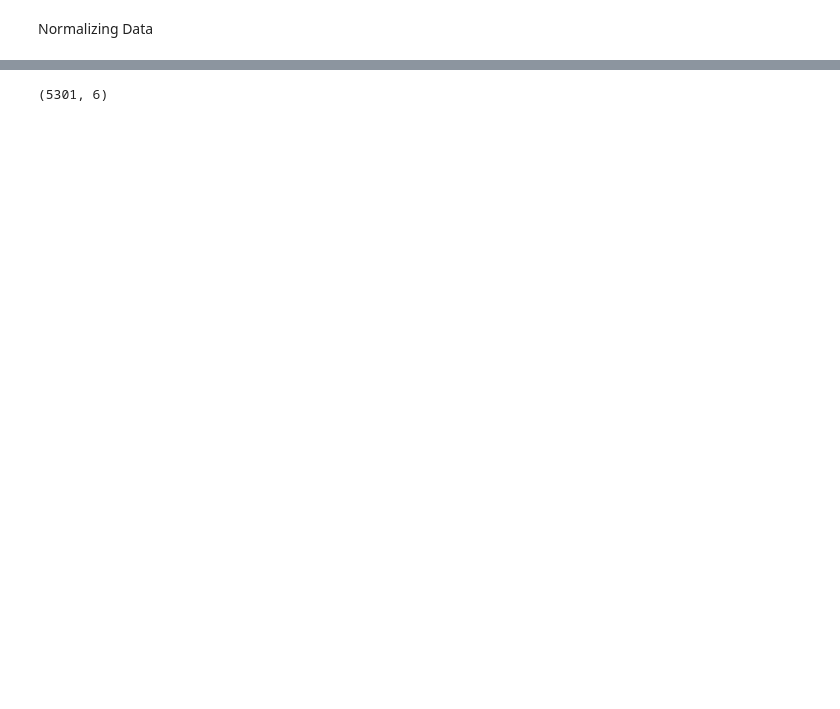
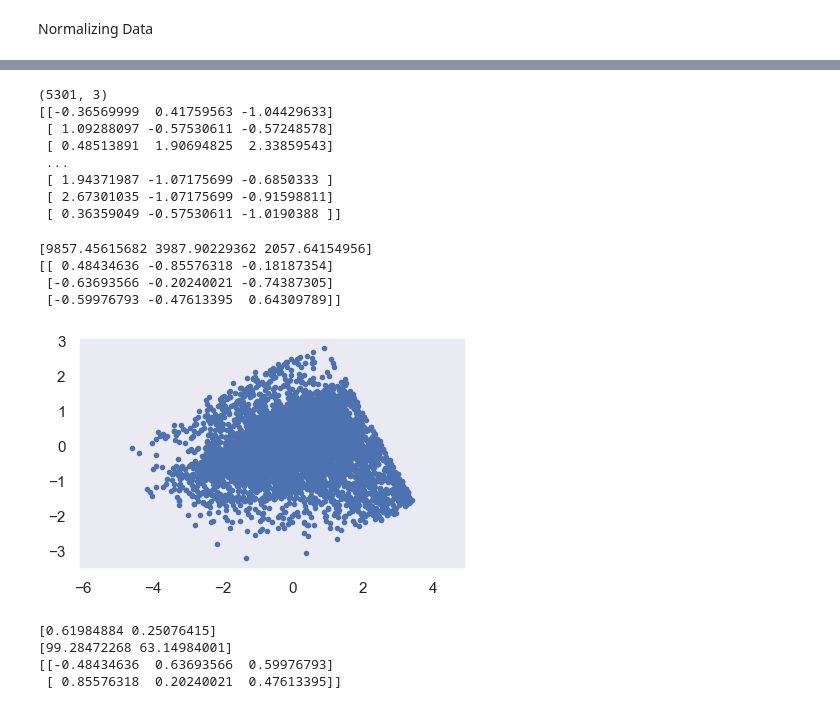
Before and after one commit to AlbertAcevedo/proyecto-final-IS, a Jupyter notebook: dbscan.ipynb, the cells around one changed output, grey strips where cells are left out. Saved outputs shown, nothing was run; the diff lists cells and outputs as text; code cells hidden in the pictures; blank space fills up the shorter version.

```diff
--- a/dbscan.ipynb
+++ b/dbscan.ipynb
@@ -59,4 +71,13 @@ normalize_data(data_rfm,['Recency','Frequency','Monetary'])
 # %%
 print(data_rfm.shape)
+print(data_rfm)
+#quitar las 3 primeras columnas
 # %% [output]
-(5301, 6)
+(5301, 3)
+[[-0.36569999  0.41759563 -1.04429633]
+ [ 1.09288097 -0.57530611 -0.57248578]
+ [ 0.48513891  1.90694825  2.33859543]
+ ...
+ [ 1.94371987 -1.07175699 -0.6850333 ]
+ [ 2.67301035 -1.07175699 -0.91598811]
+ [ 0.36359049 -0.57530611 -1.0190388 ]]
@@ -66,0 +84,35 @@ datos_final = data_rfm.loc[:, ['Recency',
+# %%
+covarianza = np.dot(data_rfm.T,data_rfm)
+valores, vectores = np.linalg.eig(covarianza)
+indice = np.argsort(-abs(valores))
+valores = valores[indice]
+vectores = vectores[:,indice] # vectores ordenados teniendo en cuenta la magnitud de los valores
+print(valores)
+print(vectores)
+
+valores/np.sum(valores) # varianza explicada por componente
+
+componentes = np.dot(data_rfm,vectores)
+# %% [output]
+[9857.45615682 3987.90229362 2057.64154956]
+[[ 0.48434636 -0.85576318 -0.18187354]
+ [-0.63693566 -0.20240021 -0.74387305]
+ [-0.59976793 -0.47613395  0.64309789]]
+# %%
+plt.plot(componentes[:,0],componentes[:,1],'.')
+plt.axis('equal')
+plt.grid()
+# %% [output]
+[figure, added]
+# %%
+from sklearn.decomposition import PCA
+pca = PCA(n_components=2,whiten=False).fit(data_rfm)
+print(pca.explained_variance_ratio_)
+print(pca.singular_values_)
+print(pca.components_)
+transformados = pca.fit_transform(data_rfm)
+# %% [output]
+[0.61984884 0.25076415]
+[99.28472268 63.14984001]
+[[-0.48434636  0.63693566  0.59976793]
+ [ 0.85576318  0.20240021  0.47613395]]
```
Also changed, not shown: parts of 13 cells of this notebook.
